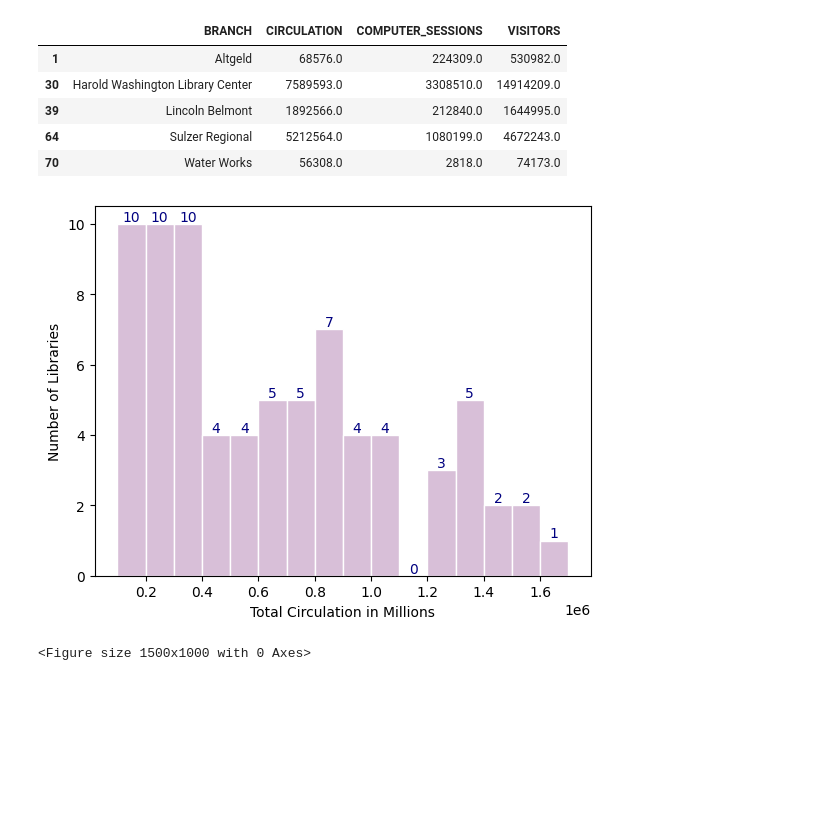
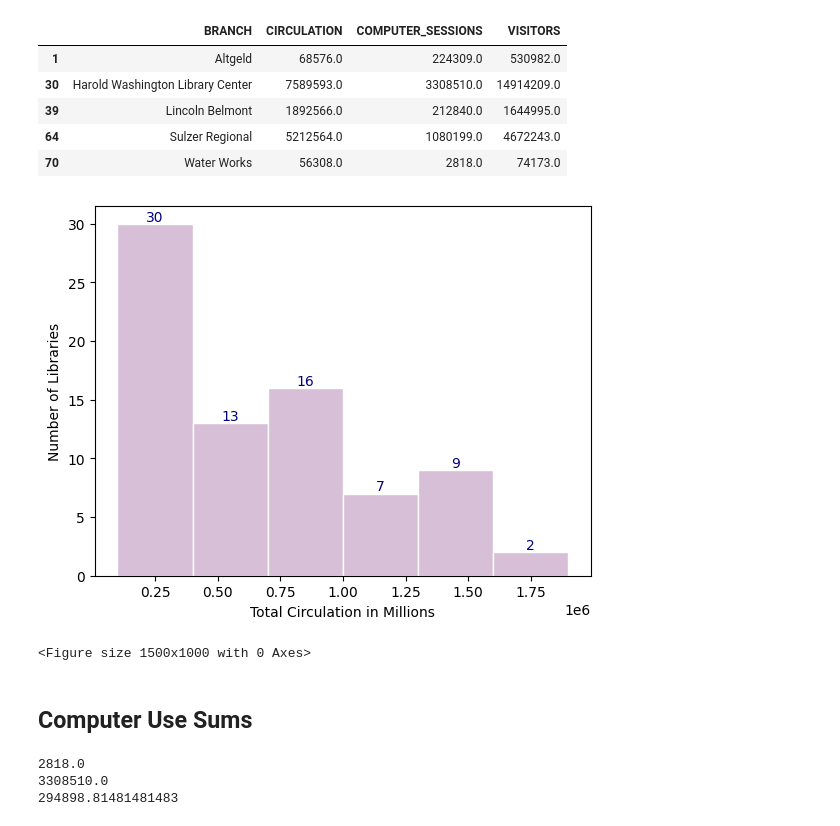
Before and after one commit to uchicago-dsi/cpl_project, a Jupyter notebook: can-summer-2023/notebooks/librarySize_abby.ipynb, the cells around one changed output. Saved outputs shown, nothing was run; the diff lists cells and outputs as text; code cells hidden in the pictures; blank space fills up the shorter version.

```diff
--- a/can-summer-2023/notebooks/librarySize_abby.ipynb
+++ b/can-summer-2023/notebooks/librarySize_abby.ipynb
@@ -30,6 +30,6 @@ branchMetricsNoNA.BRANCH.unique().size
 82
 # %%
 #Removing rows with 0 in the COMPUTER_SESSIOONS and VISITORS column
-branchMetricsNoZero = branchMetrics[(branchMetrics['VISITORS'] > 0) & (branchMetrics['COMPUTER_SESSIONS'] > 0)]
+branchMetricsNoZero = branchMetrics[(branchMetrics['VISITORS'] != 0) & (branchMetrics['COMPUTER_SESSIONS'] != 0) & (branchMetrics['CIRCULATION'] != 0)]
 branchMetricsNoZero.BRANCH.unique().size
 # %% [output]
@@ -214,15 +189,25 @@ outliers
 | 64 | Sulzer Regional | 5212564.0 | 1080199.0 | 4672243.0 |
 | 70 | Water Works | 56308.0 | 2818.0 | 74173.0 |
 # %%
-binwidth = 100_000
-values, bins, bars = plt.hist(branchSums['CIRCULATION'], bins=range(100_000, 1_800_000, binwidth),
+binwidth = 300_000
+values, bins, bars = plt.hist(branchSums['CIRCULATION'], bins=range(100_000, 2_000_000, binwidth),
          edgecolor="white", color="thistle")
 plt.xlabel("Total Circulation in Millions")
 plt.ylabel("Number of Libraries")
 plt.title = ('Library Total Visitors')
 plt.bar_label(bars, fontsize=10, color='navy')
 plt.figure(figsize=(15, 10))
 plt.show()
 # %% [output]
-[figure, old version]
+[figure, new version]
 <Figure size 1500x1000 with 0 Axes>
+# %% [markdown]
+## Computer Use Sums
+# %%
+print(min(branchSums['COMPUTER_SESSIONS']))
+print(max(branchSums['COMPUTER_SESSIONS']))
+print(branchSums['COMPUTER_SESSIONS'].mean())
+# %% [output]
+2818.0
+3308510.0
+294898.81481481483
```
Also changed, not shown: parts of 15 cells of this notebook.
